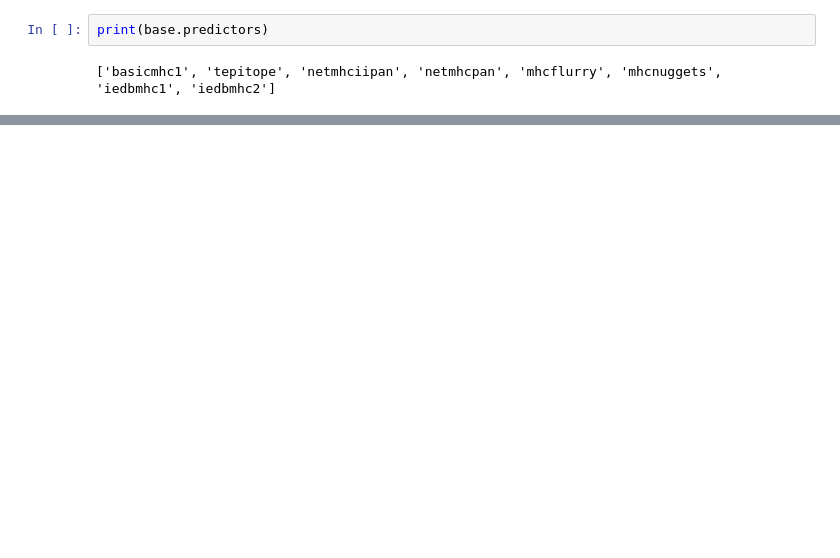
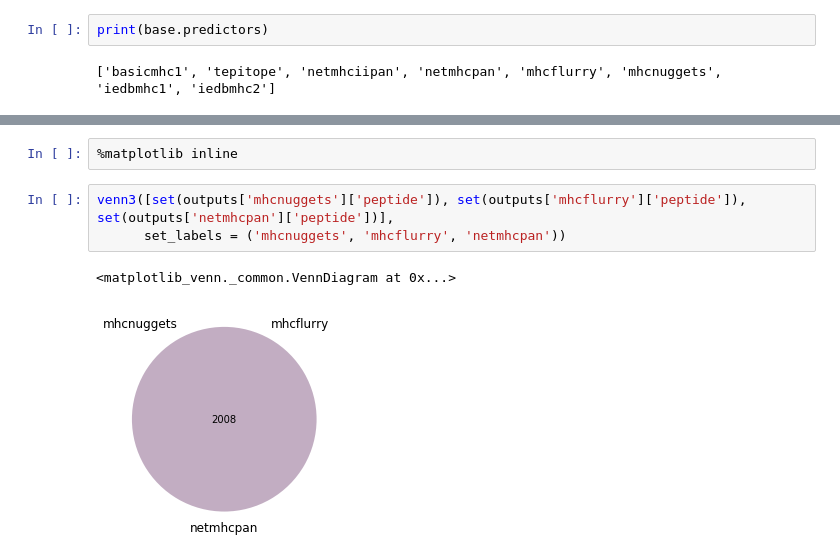
Before and after one commit to covid19-bh-machine-learning/master, a Jupyter notebook: features-predicted-epitopes.ipynb, the cells around one changed output, grey strips where cells are left out. Saved outputs shown, nothing was run; the diff lists cells and outputs as text; blank space fills up the shorter version.

```diff
--- a/features-predicted-epitopes.ipynb
+++ b/features-predicted-epitopes.ipynb
@@ -98,0 +103,8 @@ netmhcpan predictor with results in 5 sequences
+# %%
+%matplotlib inline
+# %%
+venn3([set(outputs['mhcnuggets']['peptide']), set(outputs['mhcflurry']['peptide']), set(outputs['netmhcpan']['peptide'])],
+      set_labels = ('mhcnuggets', 'mhcflurry', 'netmhcpan'))
+# %% [output]
+<matplotlib_venn._common.VennDiagram at 0x...>
+[figure, added]
```
Also changed, not shown: parts of 7 cells of this notebook, 3 other files.
